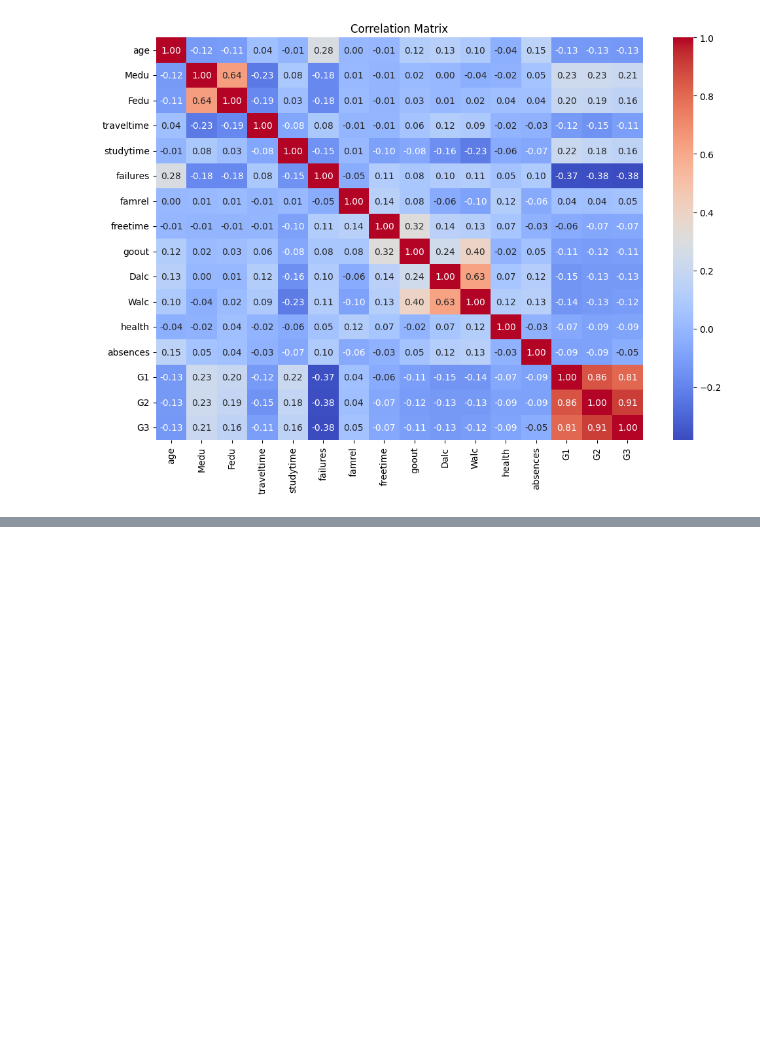
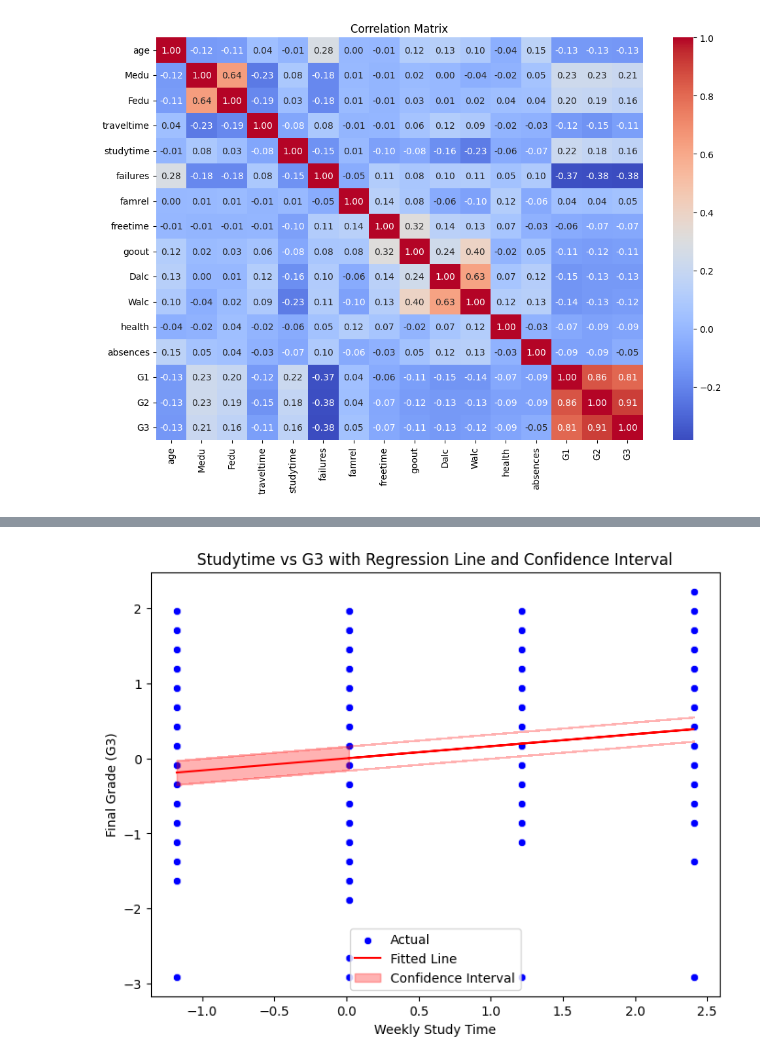
Before and after one commit to ChenQimu/tpu_8EM41_ML_course, a Jupyter notebook: 10/data/scripts/eda_analysis.ipynb, the cells around one changed output, grey strips where cells are left out. Drawn from its saved outputs; the diff is of its cells as text; code cells hidden in the pictures; blank space fills up the shorter version.

```diff
--- a/10/data/scripts/eda_analysis.ipynb
+++ b/10/data/scripts/eda_analysis.ipynb
@@ -54,0 +146,27 @@ dtype: int64
+# %%
+from sklearn.linear_model import LinearRegression
+import numpy as np
+
+# 对 studytime 和 G3 进行回归分析
+X = df_combined[['studytime']].dropna()  # 选择 studytime 并去除缺失值
+y = df_combined.loc[X.index, 'G3']  # 选择相应的 G3 数据
+
+# 创建并拟合模型
+model = LinearRegression()
+model.fit(X, y)
+
+# 生成预测值
+y_pred = model.predict(X)
+
+# 绘制回归线及其误差带
+plt.figure(figsize=(8,6))
+sns.scatterplot(x=X['studytime'], y=y, color='blue', label='Actual')
+plt.plot(X['studytime'], y_pred, color='red', label='Fitted Line')
+plt.fill_between(X['studytime'], y_pred - np.std(y_pred), y_pred + np.std(y_pred), color='red', alpha=0.3, label='Confidence Interval')
+plt.title('Studytime vs G3 with Regression Line and Confidence Interval')
+plt.xlabel("Weekly Study Time")
+plt.ylabel("Final Grade (G3)")
+plt.legend()
+plt.show()
+# %% [output]
+[figure, added]
```
Also changed, not shown: parts of 7 cells of this notebook, 1 other file.
